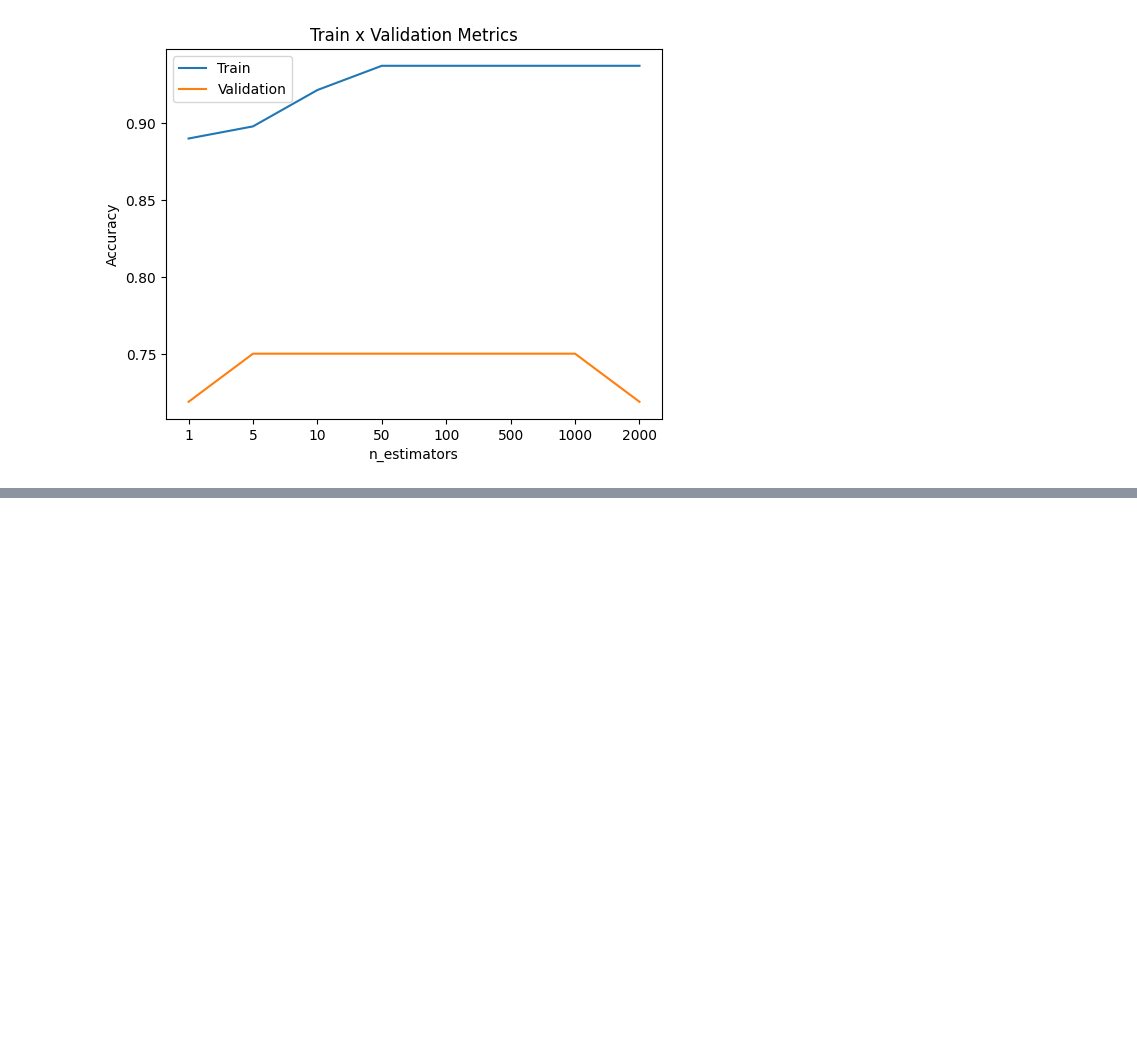
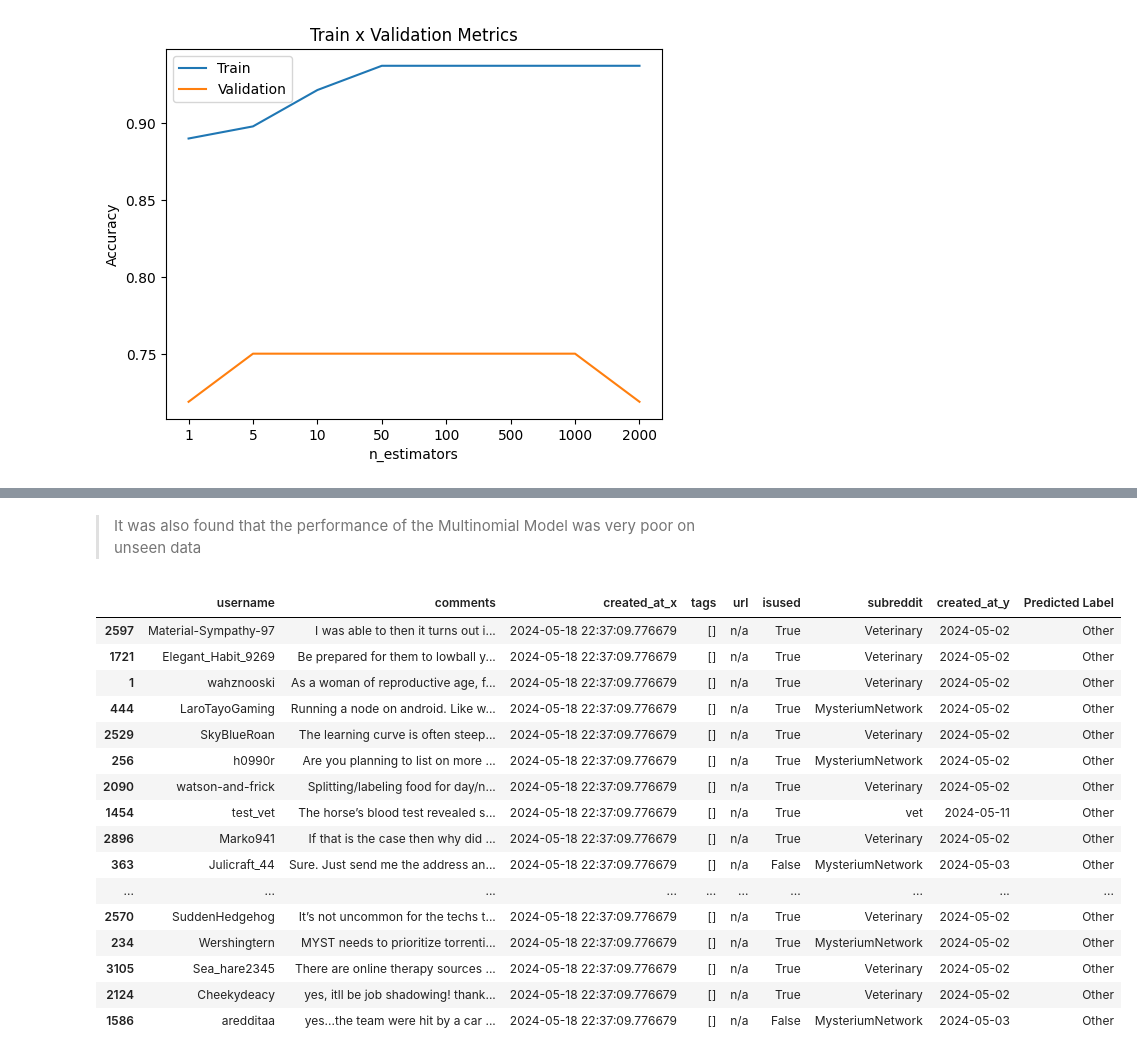
Before and after one commit to usmanadaudu/Doctor-Vet-Classification, a Jupyter notebook: Doctor-vet-classification-model-bulding_new.ipynb, the cells around one changed output, grey strips where cells are left out. Drawn from its saved outputs; the diff is of its cells as text; code cells hidden in the pictures; blank space fills up the shorter version.

```diff
--- a/Doctor-vet-classification-model-bulding_new.ipynb
+++ b/Doctor-vet-classification-model-bulding_new.ipynb
@@ -1330,0 +1484,46 @@ class XGBClassifier(XGBModel, sklearn.base.ClassifierMixin)
+# %% [markdown]
+> It was also found that the performance of the Multinomial Model was very poor on unseen data
+# %%
+def get_overall_prediction(df):
+    df_copy = df.copy()
+    df_copy.loc[:, "Predicted Label"] = ""
+    for i in df_copy.index:
+        comments = df_copy.loc[i, "comments"]
+        predictions = np.array([])
+        for coment in comments.split("|"):
+            pred = get_prediction_per_comment(comment)
+            np.append(predictions, pred)
+            if any(predictions == "Veterinarian"):
+                df_copy.loc[i, "Predicted Label"] = "Veterinarian"
+            elif any(predictions == "Medical Doctor"):
+                df_copy.loc[i, "Predicted Label"] = "Medical Doctor"
+            else:
+                df_copy.loc[i, "Predicted Label"] = "Other"
+
+    return df_copy
+# %%
+random_indices = random.sample(list(reddit_user_df.index), 50)
+# %%
+test_df = reddit_user_df.iloc[random_indices].copy()
+# %%
+train_pred = get_overall_prediction(test_df)
+# %%
+train_pred
+# %% [output]
+|  | username | comments | created_at_x | tags | url | isused | subreddit | created_at_y | Predicted Label |
+| 2597 | Material-Sympathy-97 | I was able to then it turns out i... | 2024-05-18 22:37:09.776679 | [] | n/a | True | Veterinary | 2024-05-02 | Other |
+| 1721 | Elegant_Habit_9269 | Be prepared for them to lowball y... | 2024-05-18 22:37:09.776679 | [] | n/a | True | Veterinary | 2024-05-02 | Other |
+| 1 | wahznooski | As a woman of reproductive age, f... | 2024-05-18 22:37:09.776679 | [] | n/a | True | Veterinary | 2024-05-02 | Other |
+| 444 | LaroTayoGaming | Running a node on android. Like w... | 2024-05-18 22:37:09.776679 | [] | n/a | True | MysteriumNetwork | 2024-05-02 | Other |
+| 2529 | SkyBlueRoan | The learning curve is often steep... | 2024-05-18 22:37:09.776679 | [] | n/a | True | Veterinary | 2024-05-02 | Other |
+| 256 | h0990r | Are you planning to list on more ... | 2024-05-18 22:37:09.776679 | [] | n/a | True | MysteriumNetwork | 2024-05-02 | Other |
+| 2090 | watson-and-frick | Splitting/labeling food for day/n... | 2024-05-18 22:37:09.776679 | [] | n/a | True | Veterinary | 2024-05-02 | Other |
+| 1454 | test_vet | The horse’s blood test revealed s... | 2024-05-18 22:37:09.776679 | [] | n/a | True | vet | 2024-05-11 | Other |
+| 2896 | Marko941 | If that is the case then why did ... | 2024-05-18 22:37:09.776679 | [] | n/a | True | Veterinary | 2024-05-02 | Other |
+| 363 | Julicraft_44 | Sure. Just send me the address an... | 2024-05-18 22:37:09.776679 | [] | n/a | False | MysteriumNetwork | 2024-05-03 | Other |
+| ... | ... | ... | ... | ... | ... | ... | ... | ... | ... |
+| 2570 | SuddenHedgehog | It’s not uncommon for the techs t... | 2024-05-18 22:37:09.776679 | [] | n/a | True | Veterinary | 2024-05-02 | Other |
+| 234 | Wershingtern | MYST needs to prioritize torrenti... | 2024-05-18 22:37:09.776679 | [] | n/a | True | MysteriumNetwork | 2024-05-02 | Other |
+| 3105 | Sea_hare2345 | There are online therapy sources ... | 2024-05-18 22:37:09.776679 | [] | n/a | True | Veterinary | 2024-05-02 | Other |
+| 2124 | Cheekydeacy | yes, itll be job shadowing! thank... | 2024-05-18 22:37:09.776679 | [] | n/a | True | Veterinary | 2024-05-02 | Other |
+| 1586 | aredditaa | yes...the team were hit by a car ... | 2024-05-18 22:37:09.776679 | [] | n/a | False | MysteriumNetwork | 2024-05-03 | Other |
```
Also changed, not shown: parts of 111 cells of this notebook.
